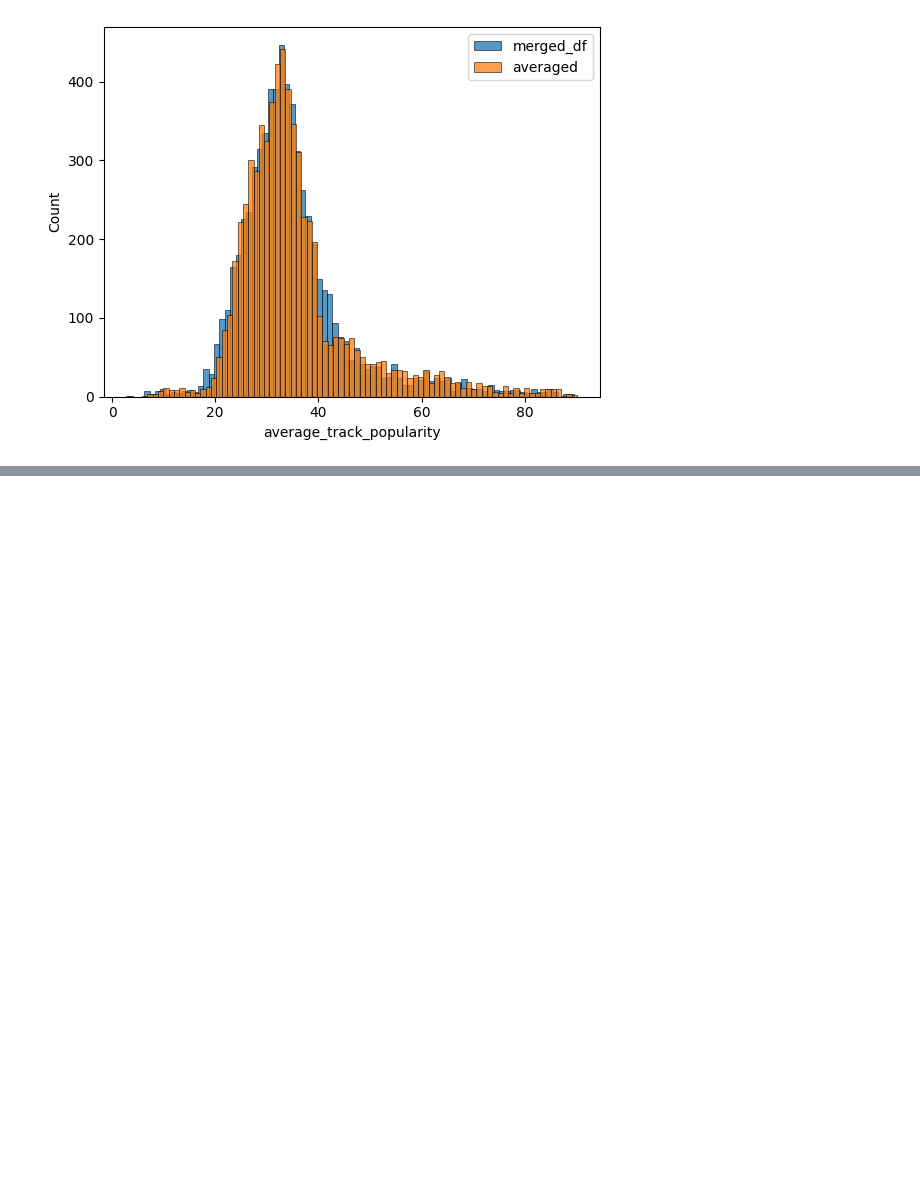
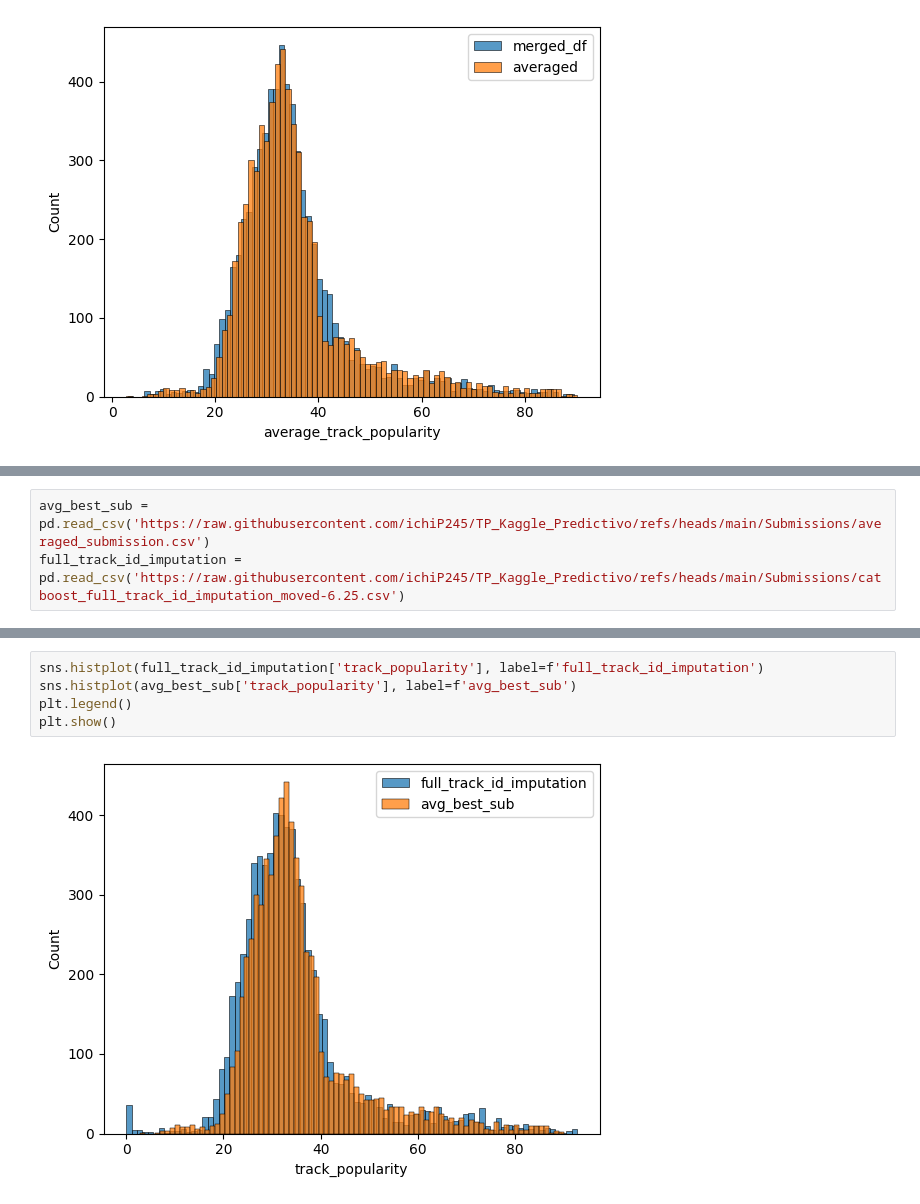
Before and after one commit to ichiP245/TP_Kaggle_Predictivo, a Jupyter notebook: Notebooks/AnalisisSubmissions.ipynb, the cells around one changed output, grey strips where cells are left out. Saved outputs shown, nothing was run; the diff lists cells and outputs as text; blank space fills up the shorter version.

Commit message:
Comparaciones y retoques a Avg Submission

```diff
--- a/Notebooks/AnalisisSubmissions.ipynb
+++ b/Notebooks/AnalisisSubmissions.ipynb
@@ -404,0 +407,3 @@ plt.show()
+# %%
+avg_best_sub = pd.read_csv('https://raw.githubusercontent.com/ichiP245/TP_Kaggle_Predictivo/refs/heads/main/Submissions/averaged_submission.csv')
+full_track_id_imputation = pd.read_csv('https://raw.githubusercontent.com/ichiP245/TP_Kaggle_Predictivo/refs/heads/main/Submissions/catboost_full_track_id_imputation_moved-6.25.csv')
@@ -404,0 +427,7 @@ plt.show()
+# %%
+sns.histplot(full_track_id_imputation['track_popularity'], label=f'full_track_id_imputation')
+sns.histplot(avg_best_sub['track_popularity'], label=f'avg_best_sub')
+plt.legend()
+plt.show()
+# %% [output]
+[figure, added]
```
Also changed, not shown: parts of 9 cells of this notebook.
